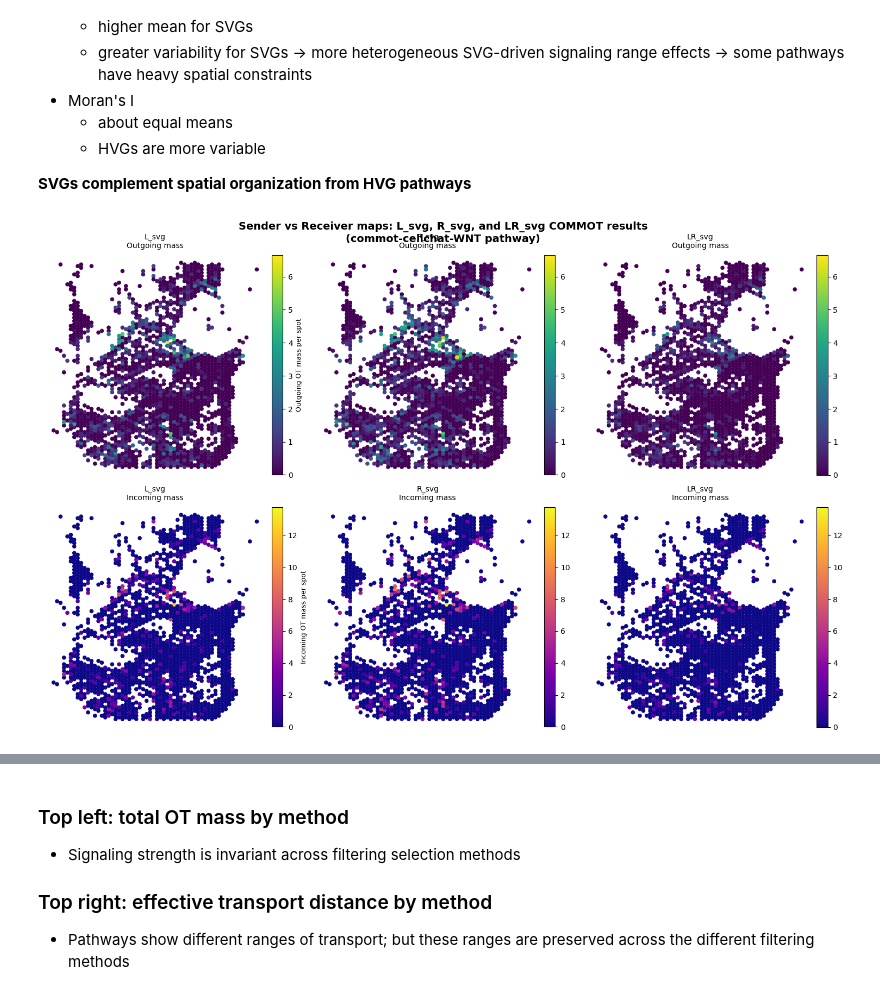
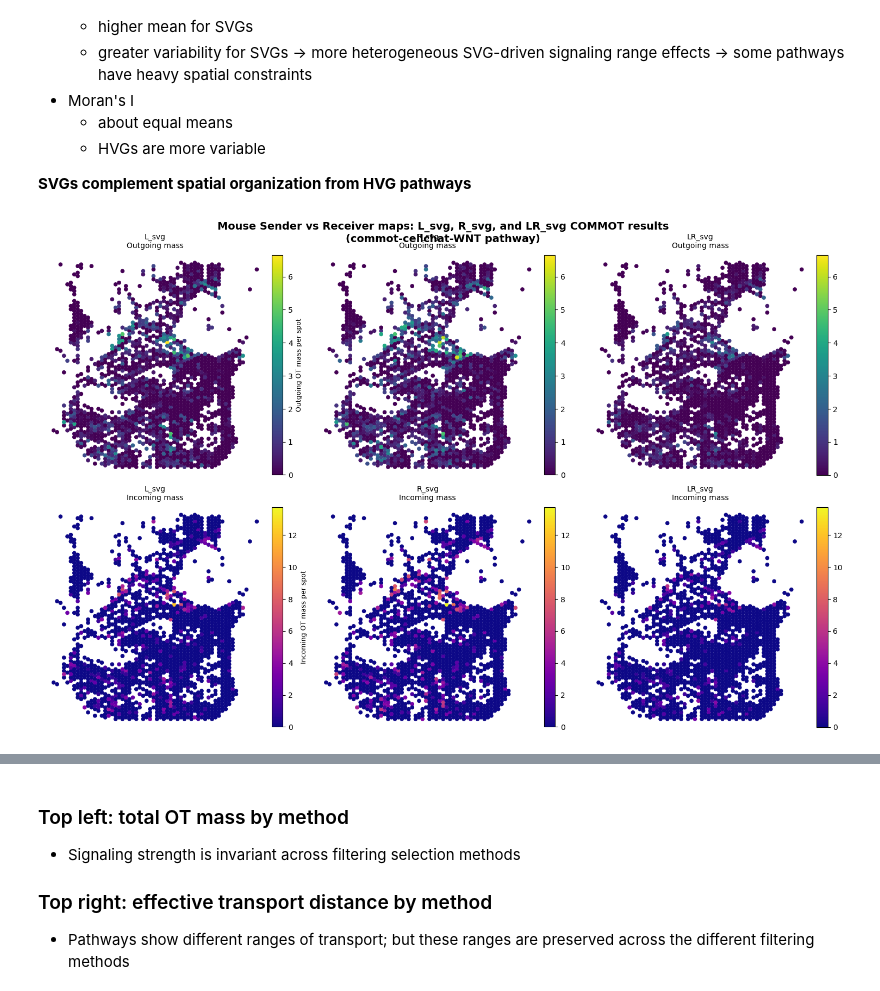
Before and after one commit to emilyekstrum/zhangLab_Rotation, a Jupyter notebook: notebooks/COMMOT_notebooks/mouse_COMMOT_figs.ipynb, the cells around one changed output, grey strips where cells are left out. Saved outputs shown, nothing was run; the diff lists cells and outputs as text; code cells hidden in the pictures.

```diff
--- a/notebooks/COMMOT_notebooks/mouse_COMMOT_figs.ipynb
+++ b/notebooks/COMMOT_notebooks/mouse_COMMOT_figs.ipynb
@@ -516,7 +516,7 @@ else:
                 ax.set_ylim(y_min - y_margin, y_max + y_margin)
 
     fig.suptitle(
-        'Z-scores for Top 5 Pathways: SVG vs HVG\n'
+        'Z-scores for Top 5 Pathways: Mouse SVG vs HVG\n'
         'Z-score = (real - null_mean) / null_std',
         fontsize=16,
         fontweight='bold',
@@ -767,7 +767,7 @@ if len(all_z_df_clean) > 0:
                        bbox=dict(boxstyle="round,pad=0.3", facecolor="white", alpha=0.8))
 
     fig.suptitle(
-        'Z-score Distributions: SVG vs HVG across pathways\n'
+        'Z-score Distributions: Mouse SVG vs HVG across pathways\n'
         f'Based on {len(all_z_df_clean)} measurements from {len(common_keys)} pathways',
         fontsize=16,
         fontweight='bold',
@@ -889,35 +889,35 @@ for i, (ad, label) in enumerate([(commot_L_svg, "L_svg"), (commot_R_svg, "R_svg"
     ax.axis("off")
     cbar = fig.colorbar(sca, ax=ax, fraction=0.046, pad=0.02)
     if i == 0:  # add label to first colorbar
         cbar.set_label("Outgoing OT mass per spot", fontsize=9)
 
 # plot incoming OT mass (bottom row)
 for i, (ad, label) in enumerate([(commot_L_svg, "L_svg"), (commot_R_svg, "R_svg"), (commot_LR_hvg, "LR_svg")]):
     ax = axes[1, i]
     xy = np.asarray(ad.obsm["spatial"], dtype=float)
     vals = incoming_mass_per_spot(ad, pathway_key)
     if vals is None:
         vals = np.zeros(ad.n_obs)
 
     sca = ax.scatter(xy[:, 0], xy[:, 1], c=vals, s=20, cmap="plasma",
                      vmin=vmin_in, vmax=vmax_in)
     ax.invert_yaxis()
     ax.set_title(f"{label}\nIncoming mass", fontsize=10)
     ax.axis("off")
     cbar = fig.colorbar(sca, ax=ax, fraction=0.046, pad=0.02)
     if i == 0:  # add label to first colorbar
         cbar.set_label("Incoming OT mass per spot", fontsize=9)
 
 fig.suptitle(
-    f"Sender vs Receiver maps: L_svg, R_svg, and LR_svg COMMOT results\n({pathway_key} pathway)",
+    f"Mouse Sender vs Receiver maps: L_svg, R_svg, and LR_svg COMMOT results\n({pathway_key} pathway)",
     fontsize=14,
     fontweight="bold",
     y=0.95,
 )
 plt.tight_layout()
 plt.show()
 # %% [output]
-[figure, old version]
+[figure, new version]
 # %%
 # side by side comparison of L, R, LR results for selected pathways
 
```
Also changed, not shown: parts of 4 cells of this notebook, 1 other file.
